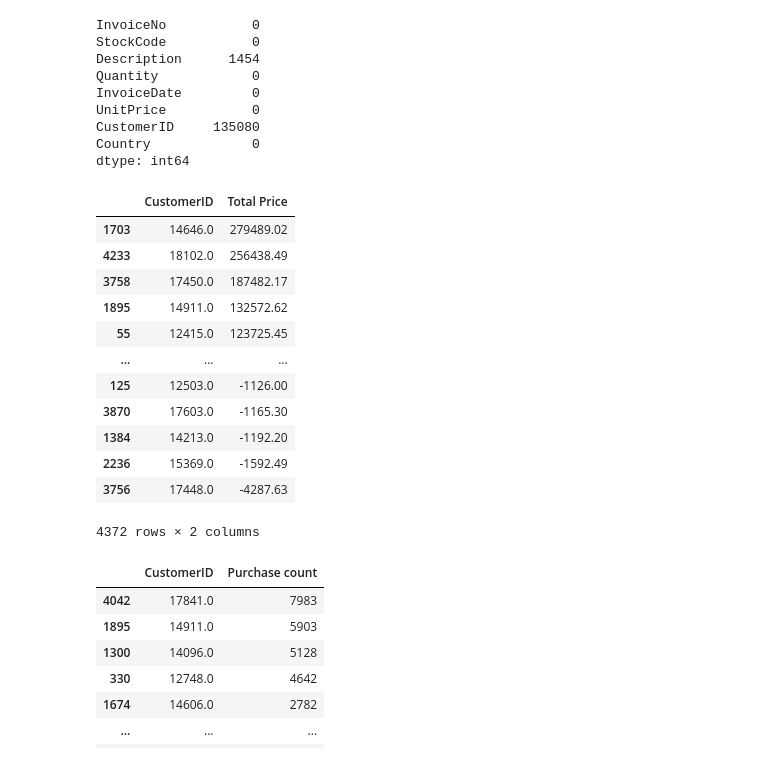
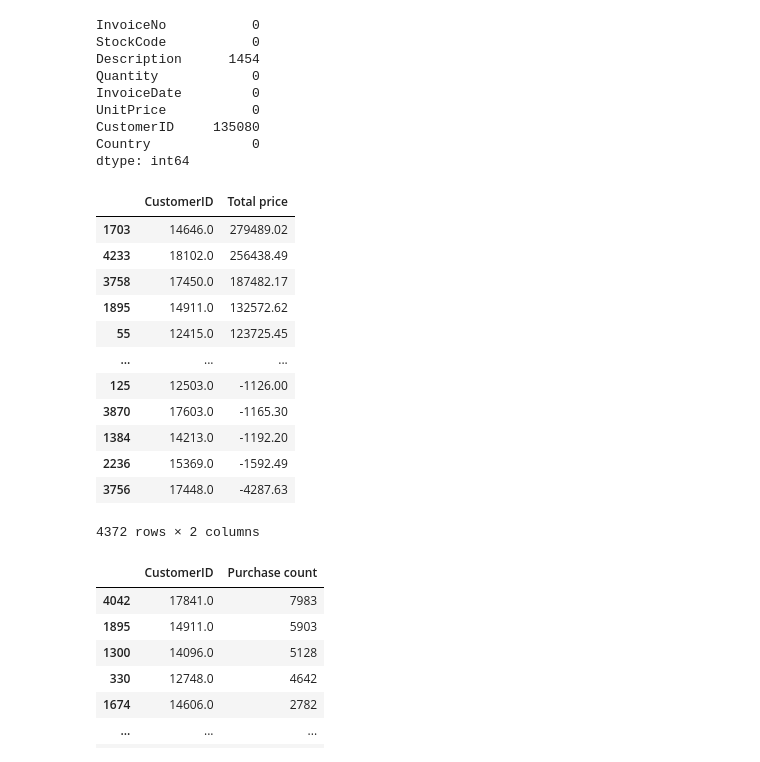
Before and after one commit to MarekFilo/Customer-segmentation, a Jupyter notebook: main.ipynb, the cells around one changed output. Saved outputs shown, nothing was run; the diff lists cells and outputs as text; code cells hidden in the pictures.

```diff
--- a/main.ipynb
+++ b/main.ipynb
@@ -51,14 +55,14 @@ dtype: int64
 # %%
 df["InvoiceDate"] = pd.to_datetime(df["InvoiceDate"])
 
-df["Total Price"] = df["Quantity"] * df["UnitPrice"]
+df["Total price"] = df["Quantity"] * df["UnitPrice"]
 # %%
 df.drop(columns=["Quantity", "UnitPrice"], inplace=True)
 # %%
-retail_by_customer = df.groupby("CustomerID")["Total Price"].sum().reset_index()
-retail_by_customer.sort_values("Total Price", ascending=False)
+retail_by_customer = df.groupby("CustomerID")["Total price"].sum().reset_index()
+retail_by_customer.sort_values("Total price", ascending=False)
 # %% [output]
-|  | CustomerID | Total Price |
+|  | CustomerID | Total price |
 | 1703 | 14646.0 | 279489.02 |
 | 4233 | 18102.0 | 256438.49 |
 | 3758 | 17450.0 | 187482.17 |
```
Also changed, not shown: parts of 9 cells of this notebook.
